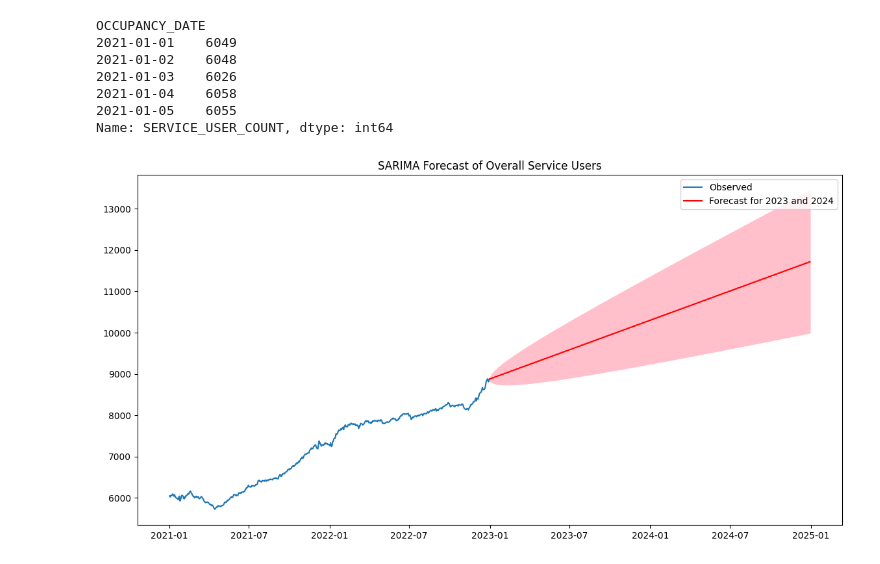
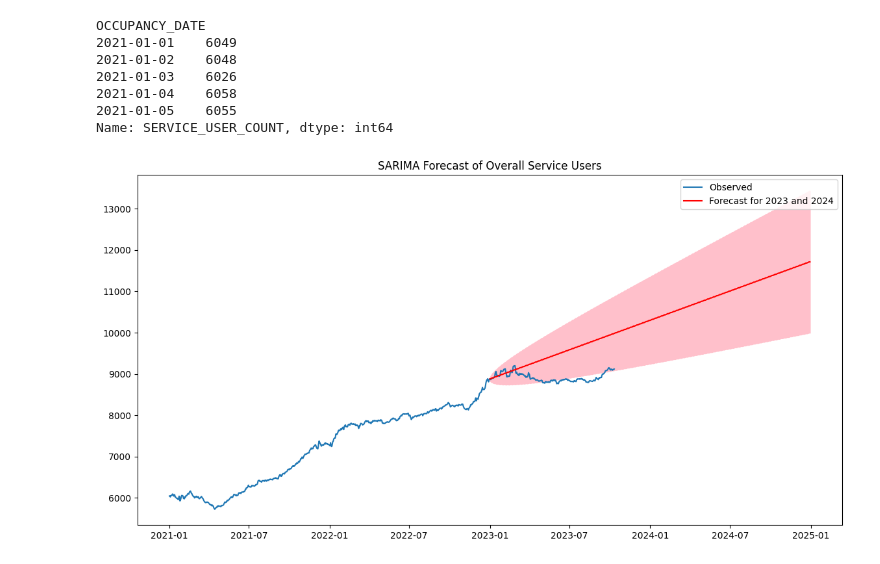
Before and after one commit to KevinLiTian/FORECASTLES, a Jupyter notebook: timeseries_model/timeseries_SARIMA.ipynb, the cells around one changed output. Saved outputs shown, nothing was run; the diff lists cells and outputs as text; code cells hidden in the pictures.

Commit message:
include 2023 data in observed data for plot

```diff
--- a/timeseries_model/timeseries_SARIMA.ipynb
+++ b/timeseries_model/timeseries_SARIMA.ipynb
@@ -8,6 +8,10 @@ from statsmodels.tsa.statespace.sarimax import SARIMAX
 # Load the provided datasets
 df2021 = pd.read_csv('../data/shelter/daily-shelter-overnight-service-occupancy-capacity-2021.csv')
 df2022 = pd.read_csv('../data/shelter/daily-shelter-overnight-service-occupancy-capacity-2022.csv')
+df2023 = pd.read_csv('../data/shelter/daily_shelter_overnight_occupancy.csv')
+
+df2022['OCCUPANCY_DATE'] = pd.to_datetime(df2022['OCCUPANCY_DATE'], format='%y-%m-%d').dt.strftime('%Y-%m-%d')
+df2021['OCCUPANCY_DATE'] = pd.to_datetime(df2021['OCCUPANCY_DATE'], format='%y-%m-%d').dt.strftime('%Y-%m-%d')
 
 # Combine the datasets for 2021 and 2022
 combined_df = pd.concat([df2021, df2022])
@@ -16,7 +20,7 @@ combined_df = pd.concat([df2021, df2022])
 aggregated_overall_users = combined_df.groupby('OCCUPANCY_DATE')['SERVICE_USER_COUNT'].sum()
 
 # Convert the index to datetime format
-aggregated_overall_users.index = pd.to_datetime(aggregated_overall_users.index, format='%y-%m-%d')
+aggregated_overall_users.index = pd.to_datetime(aggregated_overall_users.index, format='%Y-%m-%d')
 aggregated_overall_users.sort_index(inplace=True)
 
 # Display the first few rows of the aggregated data
@@ -29,6 +33,16 @@ OCCUPANCY_DATE
 2021-01-04    6058
 2021-01-05    6055
 Name: SERVICE_USER_COUNT, dtype: int64
+# %%
+# Combine the datasets for 2021, 2022, 2023
+combined_df = pd.concat([df2021, df2022, df2023])
+
+# Aggregate the combined data by OCCUPANCY_DATE to get the total SERVICE_USER_COUNT for each date
+aggregated_overall_users_all_years = combined_df.groupby('OCCUPANCY_DATE')['SERVICE_USER_COUNT'].sum()
+
+# Convert the index to datetime format
+aggregated_overall_users_all_years.index = pd.to_datetime(aggregated_overall_users_all_years.index, format='%Y-%m-%d')
+aggregated_overall_users_all_years.sort_index(inplace=True)
 # %%
 # Define a SARIMA model for the aggregated time series data
 # The order parameter specifies the AR, differencing, and MA terms, respectively.
@@ -44,32 +58,32 @@ forecast_overall_users = sarima_overall_users_result.get_forecast(steps=730)
 
 # Extract the mean forecast values from the forecast results.
 mean_forecast_overall_users = forecast_overall_users.predicted_mean
 
 # Extract the confidence intervals for the forecast.
 # This provides an upper and lower bound for the forecast, indicating the uncertainty.
 confidence_intervals_overall_users = forecast_overall_users.conf_int()
 
 # Set up the figure and axis for plotting with a specified size.
 plt.figure(figsize=(14, 7))
 
 # Plot the observed data in blue.
-plt.plot(aggregated_overall_users.index, aggregated_overall_users, label='Observed')
+plt.plot(aggregated_overall_users_all_years.index, aggregated_overall_users_all_years, label='Observed')
 
 # Plot the forecasted data in red.
 plt.plot(mean_forecast_overall_users.index, mean_forecast_overall_users, color='red', label='Forecast for 2023 and 2024')
 
 # Fill the area between the upper and lower confidence intervals with pink to indicate uncertainty.
 plt.fill_between(confidence_intervals_overall_users.index,
                  confidence_intervals_overall_users.iloc[:, 0],
                  confidence_intervals_overall_users.iloc[:, 1], color='pink')
 
 # Add a legend to the plot for clarity.
 plt.legend()
 
 # Add a title to the plot.
 plt.title('SARIMA Forecast of Overall Service Users')
 
 # Display the plot.
 plt.show()
 # %% [output]
-[figure, old version]
+[figure, new version]
```
